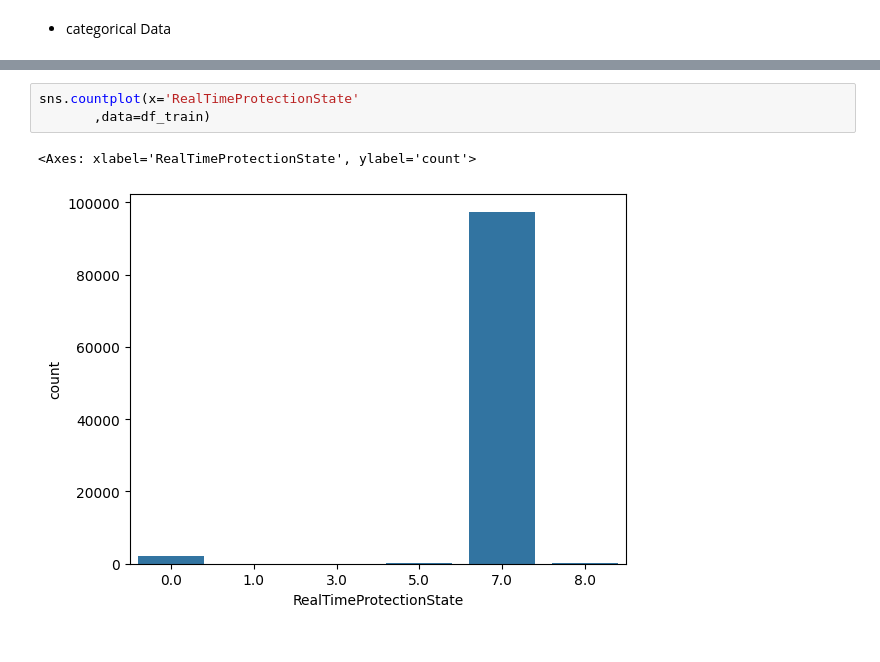
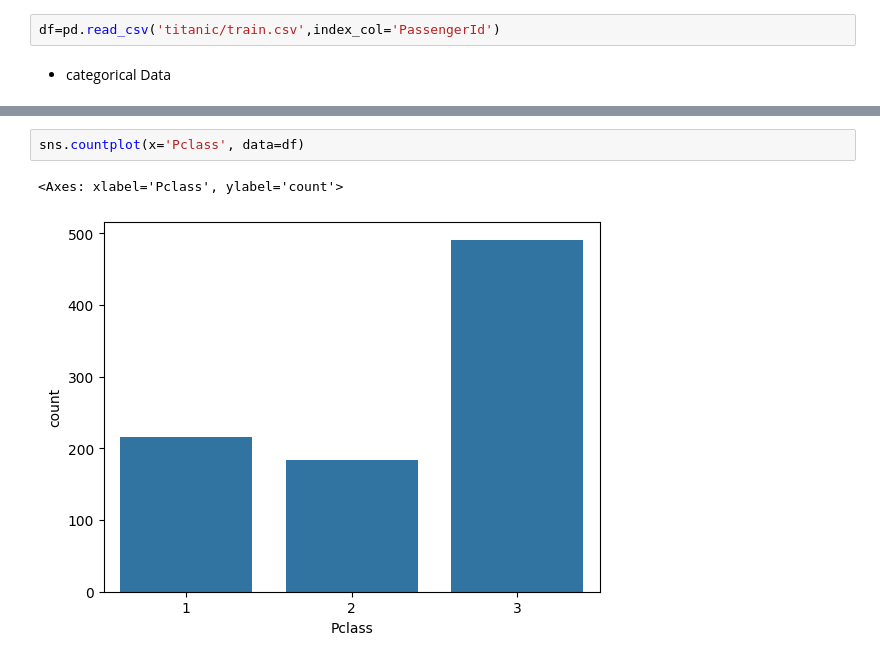
Before and after one commit to abhijha8287/100-days-of-machine-learning-campusX, a Jupyter notebook: day20.ipynb, the cells around one changed output, grey strips where cells are left out. Drawn from its saved outputs; the diff is of its cells as text.

```diff
--- a/day20.ipynb
+++ b/day20.ipynb
@@ -11,2 +8,4 @@ df_test=pd.read_csv('test.csv')
+# %%
+df=pd.read_csv('titanic/train.csv',index_col='PassengerId')
 # %% [markdown]
 * categorical Data
@@ -46,6 +27,5 @@ dtype: int64
 # %%
-sns.countplot(x='RealTimeProtectionState'
-       ,data=df_train)
+sns.countplot(x='Pclass', data=df)
 # %% [output]
-<Axes: xlabel='RealTimeProtectionState', ylabel='count'>
+<Axes: xlabel='Pclass', ylabel='count'>
-[figure, old version]
+[figure, new version]
```
Also changed, not shown: parts of 14 cells of this notebook, 40 other files.
